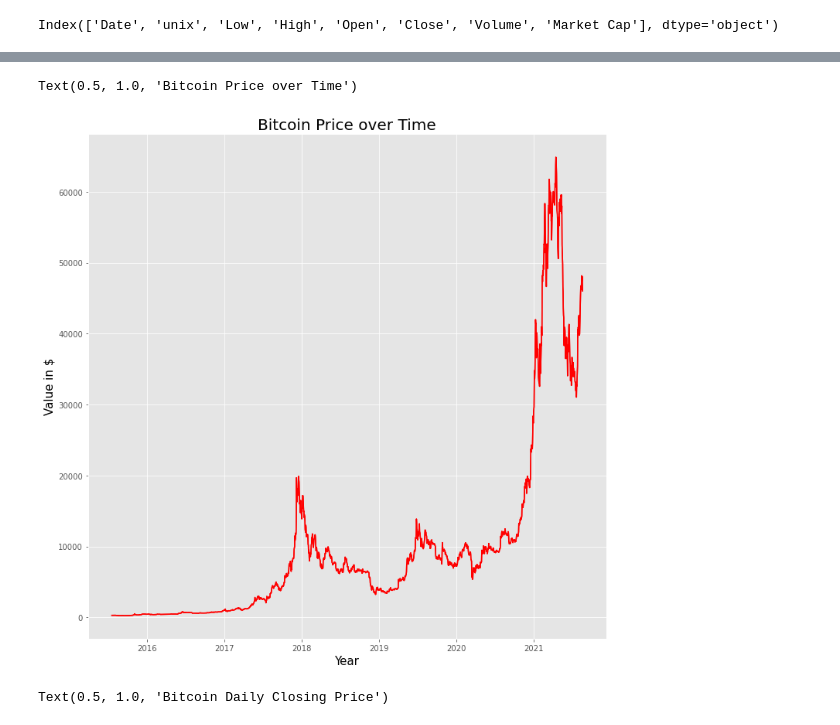
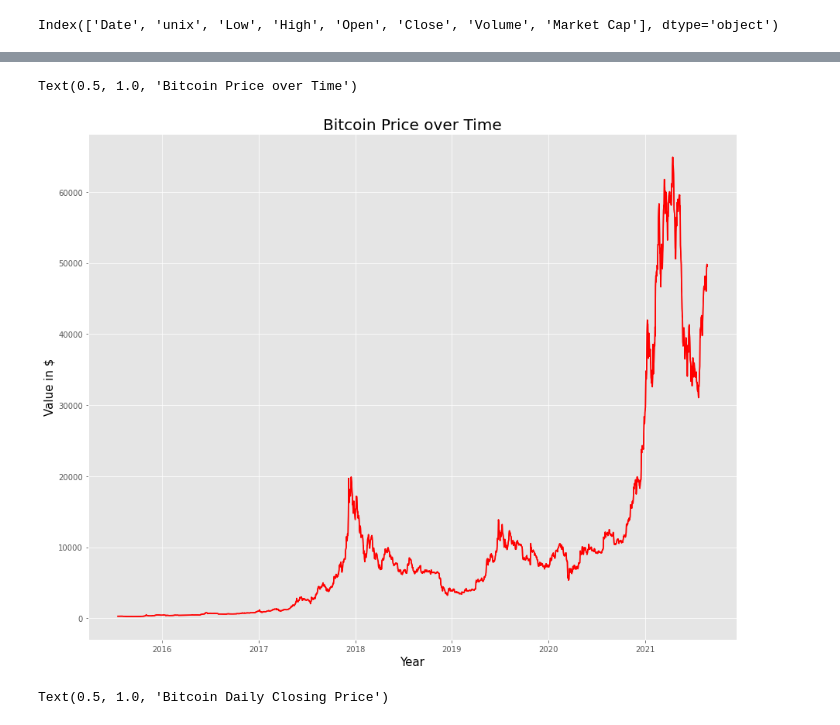
Before and after one commit to samjdedes/time_series_analysis, a Jupyter notebook: notebooks/btc_analysis.ipynb, the cells around one changed output, grey strips where cells are left out. Cells and saved outputs as stored; diff of their text form; code cells hidden in the pictures.

Commit message:
Finalize data import method, change ticklabels for first viz

```diff
--- a/notebooks/btc_analysis.ipynb
+++ b/notebooks/btc_analysis.ipynb
@@ -16,6 +16,7 @@ The purpose of this notebook is to explore methods of bitcoin price forecasting
 # %% [markdown]
 ## Get today's data
 # %%
-#  function to get data
-# today = dt.date.today()
-btc = fetch_range_data('BTC/USD', '2020/06/21', '2021/08/11', always_fetch=True)
+# get today's data with custom function
+today = dt.date.today()
+first_date = '2015/07/20'
+btc = fetch_range_data('BTC/USD', first_date, today)
@@ -162,17 +158,19 @@ btcD
 # %%
+# plot daily high values of data
 plt.style.use('ggplot')
-figsize = (12,12)
+figsize = (15,12)
 fig, ax = plt.subplots(figsize=figsize)
 ax.plot(btc.index, btc.High, c='r', lw=1.5)
 ax.plot(btc.index, btc.High, c='r', lw=1.5)
 ax.set_xlabel("Year", fontsize=15, color='black')
 ax.set_ylabel('Value in $', fontsize=15, color='black')
 ax.set_title('Bitcoin Price over Time', fontsize=20, color='black')
+ax.secondary_xaxis('top', )
 # plt.savefig('bitcoin_historical_transparent.png', transparent=True, dpi=400)
 # plt.savefig('bitcoin_historical.png', transparent=False, dpi=400)
 # %% [output]
 Text(0.5, 1.0, 'Bitcoin Price over Time')
-[figure, old version]
+[figure, new version]
 # %%
 m = 2
 n = 2
```
Also changed, not shown: parts of 16 cells of this notebook, 1 other file.
